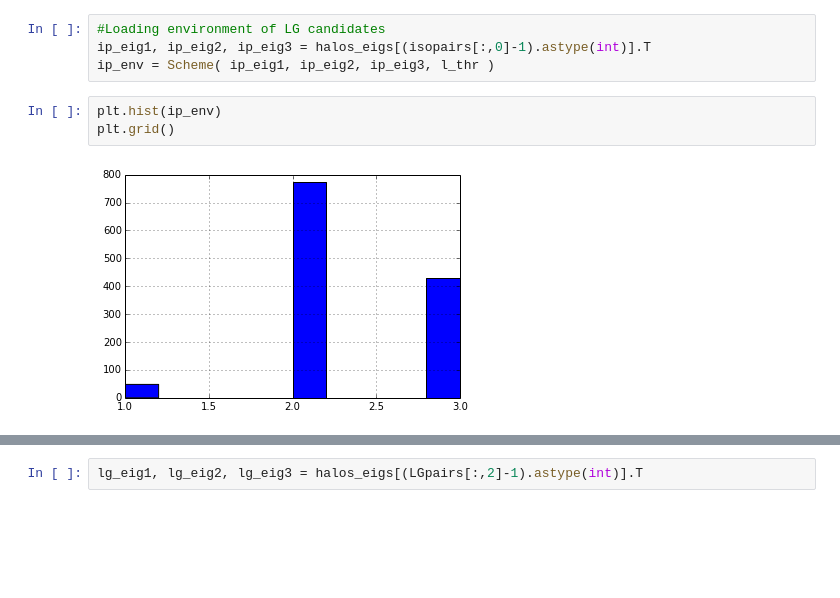
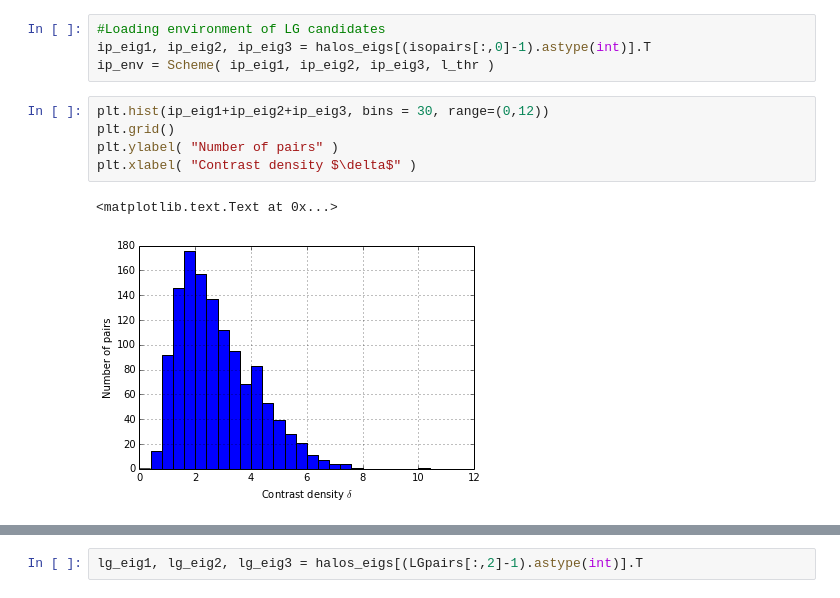
Before and after one commit to sbustamante/LGVoids, a Jupyter notebook: codes/notebook.ipynb, the cells around one changed output, grey strips where cells are left out. Drawn from its saved outputs; the diff is of its cells as text; blank space fills up the shorter version.

```diff
--- a/codes/notebook.ipynb
+++ b/codes/notebook.ipynb
@@ -421,8 +422,11 @@ halos_eigs = np.loadtxt( "%s/Teig_halos_fof.dat"%(datafold), usecols=(1,2,3) )
 #Loading environment of LG candidates
 ip_eig1, ip_eig2, ip_eig3 = halos_eigs[(isopairs[:,0]-1).astype(int)].T
 ip_env = Scheme( ip_eig1, ip_eig2, ip_eig3, l_thr )
-# %%
-plt.hist(ip_env)
-plt.grid()
-# %% [output]
-[figure, removed]
+# %%
+plt.hist(ip_eig1+ip_eig2+ip_eig3, bins = 30, range=(0,12))
+plt.grid()
+plt.ylabel( "Number of pairs" )
+plt.xlabel( "Contrast density $\delta$" )
+# %% [output]
+<matplotlib.text.Text at 0x...>
+[figure, added]
```
Also changed, not shown: parts of 11 cells of this notebook.
